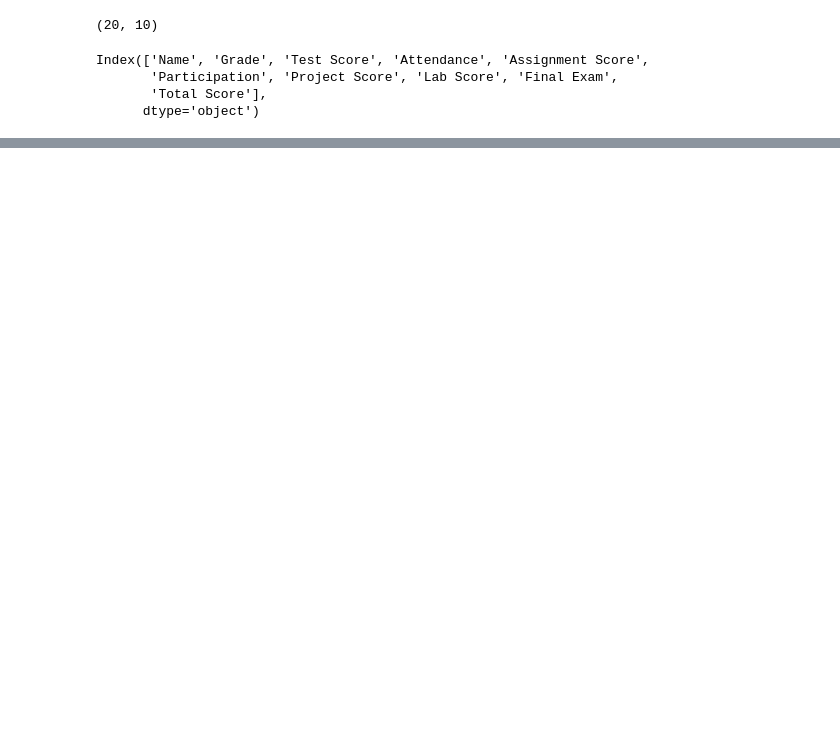
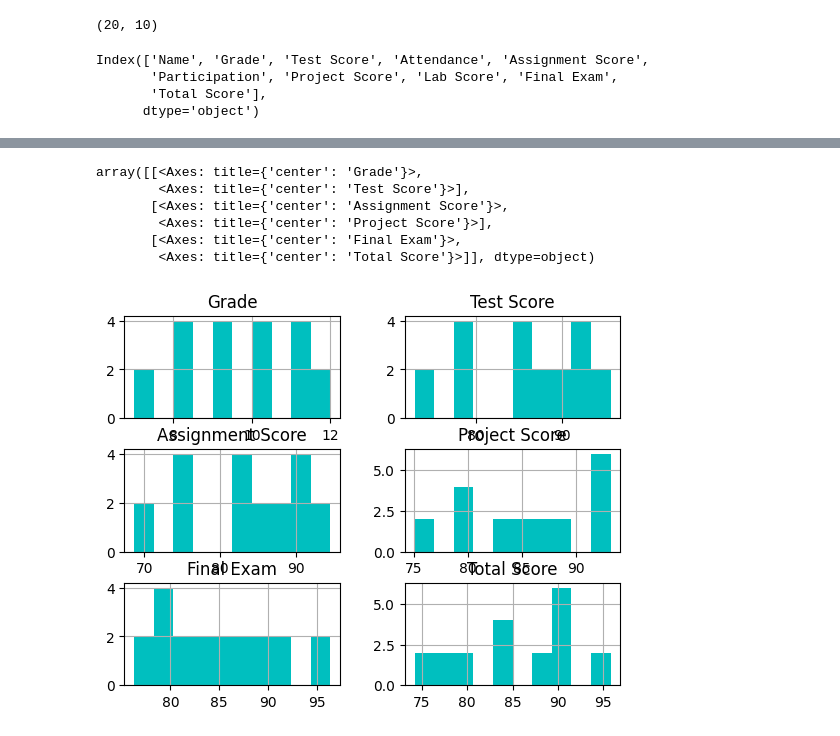
Before and after one commit to PreranaSangar/Data-Science, a Jupyter notebook: EDA.ipynb, the cells around one changed output, grey strips where cells are left out. Saved outputs shown, nothing was run; the diff lists cells and outputs as text; code cells hidden in the pictures; blank space fills up the shorter version.

```diff
--- a/EDA.ipynb
+++ b/EDA.ipynb
@@ -241,0 +172,10 @@ sns.pairplot(df)
+# %%
+df.hist(color='c')
+# %% [output]
+array([[<Axes: title={'center': 'Grade'}>,
+        <Axes: title={'center': 'Test Score'}>],
+       [<Axes: title={'center': 'Assignment Score'}>,
+        <Axes: title={'center': 'Project Score'}>],
+       [<Axes: title={'center': 'Final Exam'}>,
+        <Axes: title={'center': 'Total Score'}>]], dtype=object)
+[figure, added]
```
Also changed, not shown: parts of 38 cells of this notebook.
